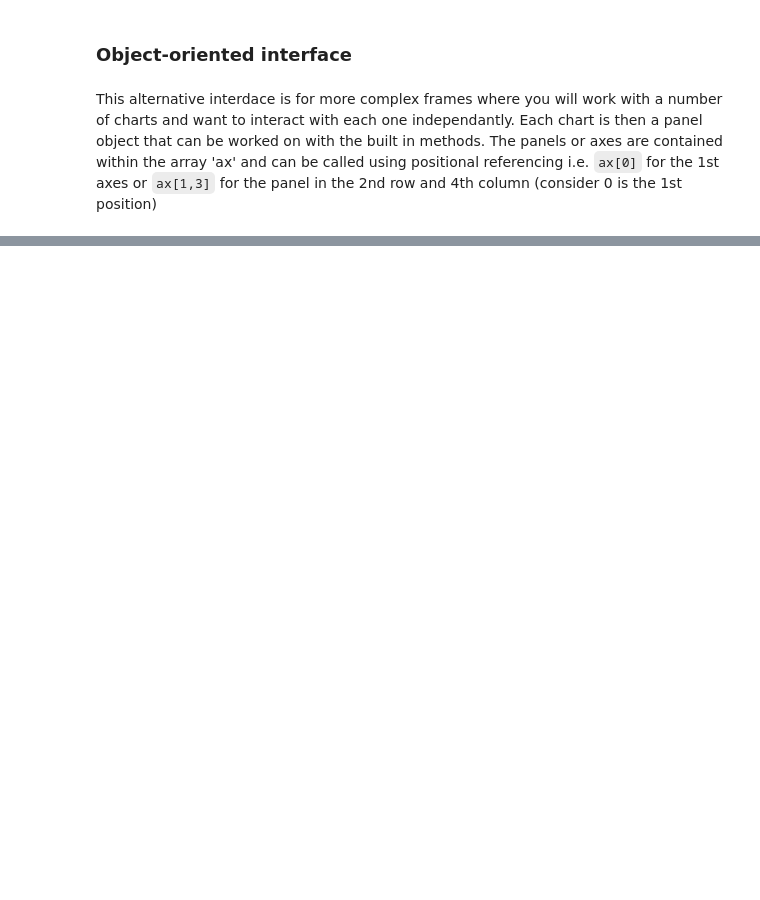
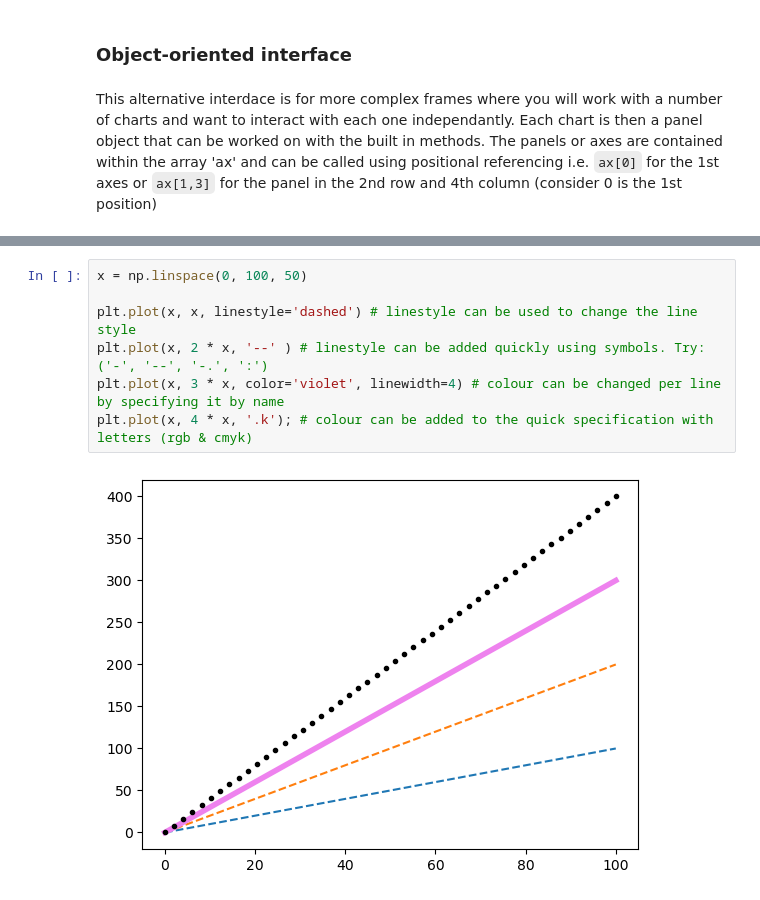
Before and after one commit to SabrinaPau/05_intro-matplotlib, a Jupyter notebook: notebooks/intro_to_matplotlib.ipynb, the cells around one changed output, grey strips where cells are left out. Saved outputs shown, nothing was run; the diff lists cells and outputs as text; blank space fills up the shorter version.

```diff
--- a/notebooks/intro_to_matplotlib.ipynb
+++ b/notebooks/intro_to_matplotlib.ipynb
@@ -171,0 +198,9 @@ ax[1].set_title('Ski Slope');
+# %%
+x = np.linspace(0, 100, 50)
+
+plt.plot(x, x, linestyle='dashed') # linestyle can be used to change the line style
+plt.plot(x, 2 * x, '--' ) # linestyle can be added quickly using symbols. Try: ('-', '--', '-.', ':')
+plt.plot(x, 3 * x, color='violet', linewidth=4) # colour can be changed per line by specifying it by name
+plt.plot(x, 4 * x, '.k'); # colour can be added to the quick specification with letters (rgb & cmyk)
+# %% [output]
+[figure, added]
```
Also changed, not shown: parts of 18 cells of this notebook.
